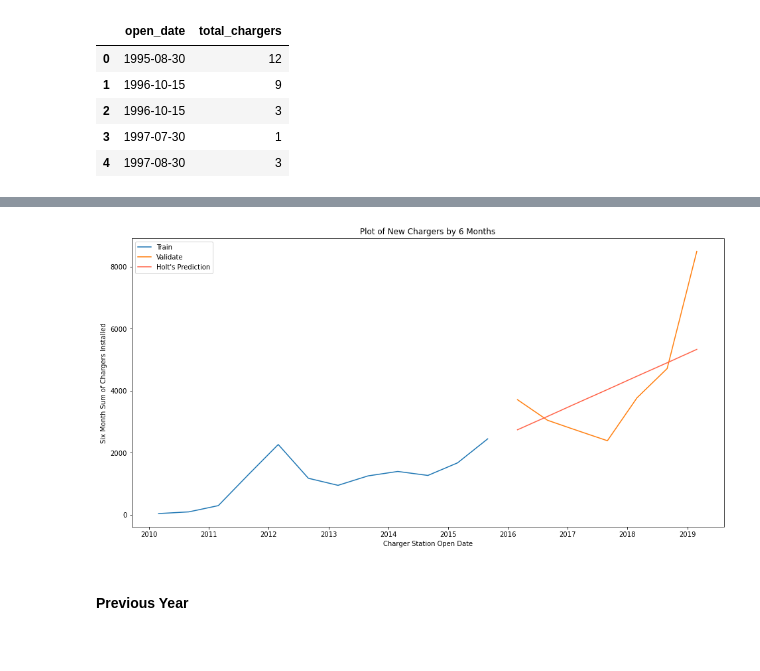
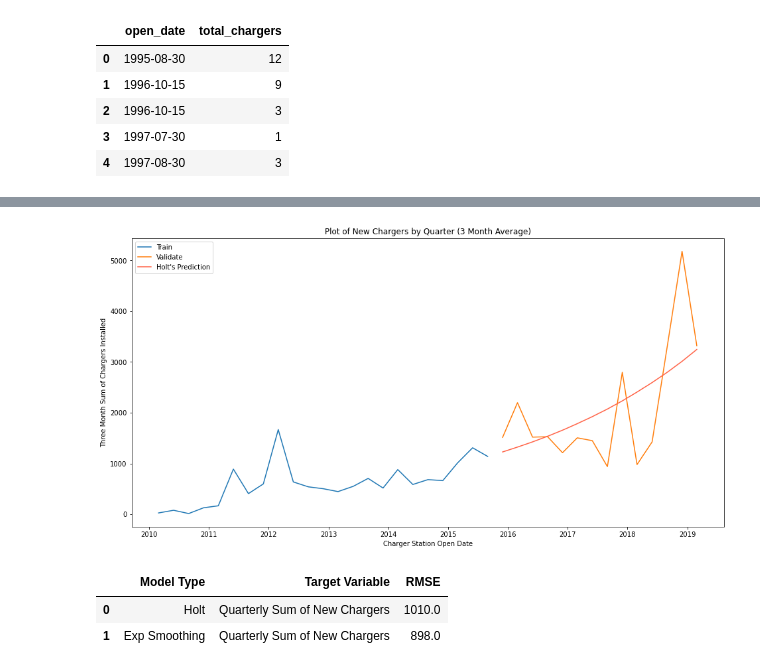
Before and after one commit to jeffakins/EV_Charger_Growth, a Jupyter notebook: individual_project.ipynb, the cells around one changed output, grey strips where cells are left out. Cells and saved outputs as stored; diff of their text form; code cells hidden in the pictures.

```diff
--- a/individual_project.ipynb
+++ b/individual_project.ipynb
@@ -135,7 +144,7 @@ ev.head()
 # %%
 ev = ev.set_index('open_date')
 # %%
-ev = ev.resample('6M').sum()
+ev = ev.resample('3M').sum()
 # %%
 ev.head()
 # %% [output]
@@ -271,0 +340,11 @@ yhat
+# %%
+
+model = ExponentialSmoothing(train['total_chargers'], trend='mul')
+model = model.fit(smoothing_level = 1,
+                  smoothing_slope = .5,
+                  optimized = False)
+yhat_items = model.predict(start = validate.index[0],
+                           end = validate.index[-1])
+yhat = round(yhat_items, 2)
+# %%
+yhat = pd.DataFrame(yhat, columns=['total_chargers'])
@@ -272,16 +360,14 @@ yhat
 # %%
 # Holt Plot
 plt.figure(figsize=(16,8))
 sns.lineplot(x='open_date', y='total_chargers', data=train)
 sns.lineplot(x='open_date', y='total_chargers', data=validate)
 sns.lineplot(x=yhat.index, y='total_chargers', data=yhat, color='tomato')
 
-plt.title('Plot of New Chargers by 6 Months')
+plt.title('Plot of New Chargers by Quarter (3 Month Average)')
 plt.legend(labels=['Train', 'Validate', "Holt's Prediction"])
 plt.xlabel('Charger Station Open Date')
-plt.ylabel('Six Month Sum of Chargers Installed')
+plt.ylabel('Three Month Sum of Chargers Installed')
 plt.show()
 # %% [output]
-[figure, old version]
+[figure, new version]
-# %% [markdown]
-#### Previous Year
@@ -292,0 +374,7 @@ yhat_df.index = validate.index
+# %%
+eval_df = md.append_eval_df(eval_df, 'Exp Smoothing', 'Quarterly Sum of New Chargers', validate, yhat)
+eval_df
+# %% [output]
+|  | Model Type | Target Variable | RMSE |
+| 0 | Holt | Quarterly Sum of New Chargers | 1010.0 |
+| 1 | Exp Smoothing | Quarterly Sum of New Chargers | 898.0 |
```
Also changed, not shown: parts of 38 cells of this notebook, 2 other files.
